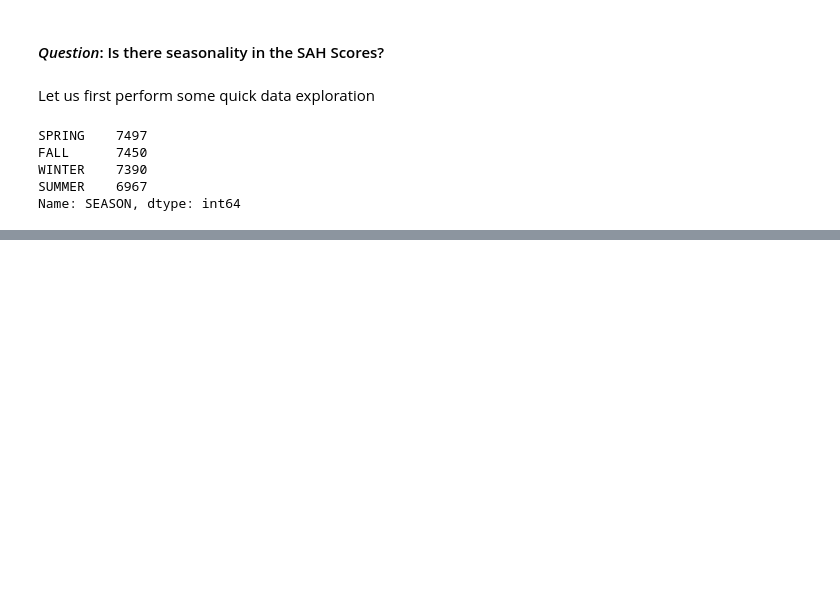
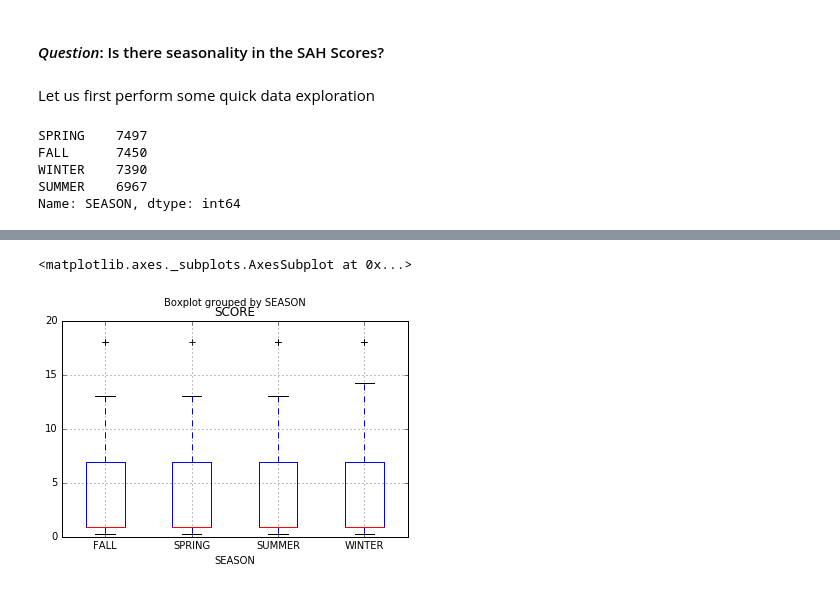
Before and after one commit to ysriram1/Loyola-SAH-Seasonality-Analysis, a Jupyter notebook: Analysis.ipynb, the cells around one changed output, grey strips where cells are left out. Cells and saved outputs as stored; diff of their text form; code cells hidden in the pictures; blank space fills up the shorter version.

```diff
--- a/Analysis.ipynb
+++ b/Analysis.ipynb
@@ -97,0 +203,2 @@ ValueError: Index contains duplicate entries, cannot reshape
+# %%
+allStateData_no_outliers = allStateData[allStateData['SCORE'] < 40]
@@ -97,0 +236,6 @@ ValueError: Index contains duplicate entries, cannot reshape
+# %%
+#Boxplot with outliers removed
+allStateData_no_outliers.boxplot(column='SCORE', by='SEASON')
+# %% [output]
+<matplotlib.axes._subplots.AxesSubplot at 0x...>
+[figure, added]
```
Also changed, not shown: parts of 17 cells of this notebook.
